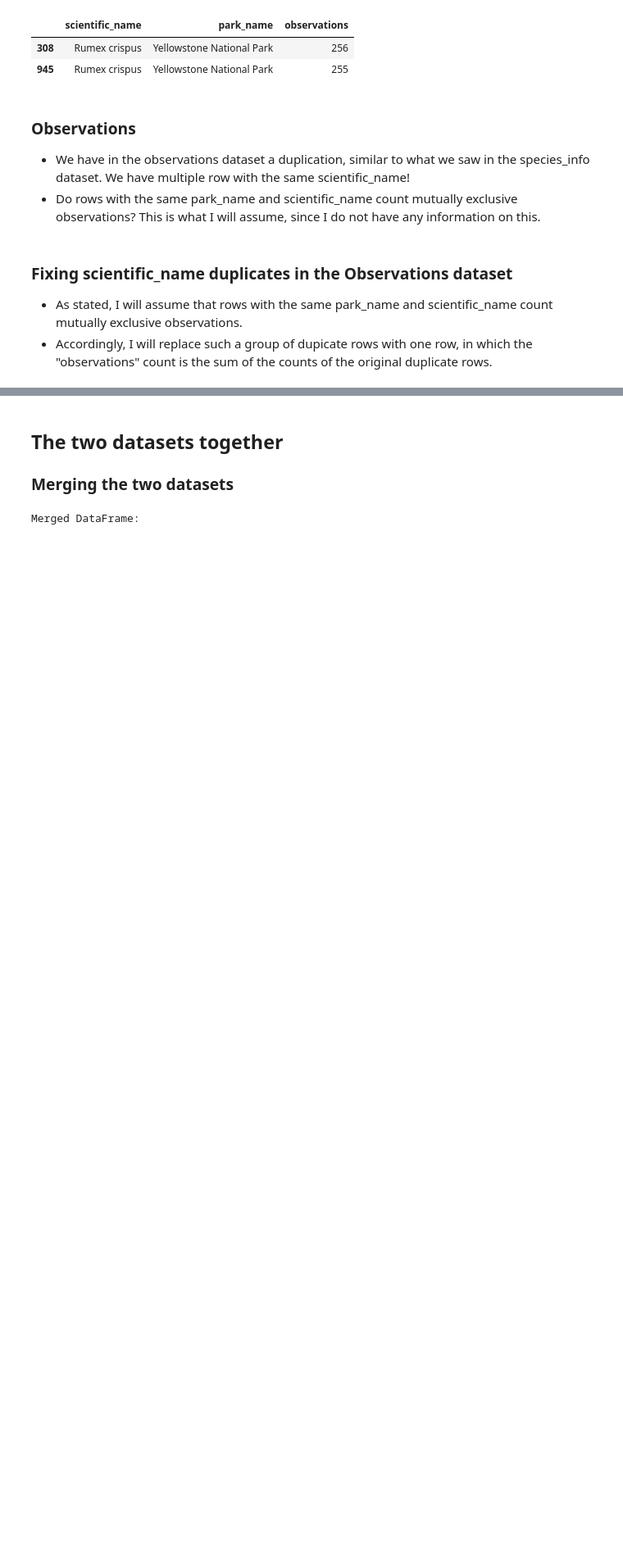
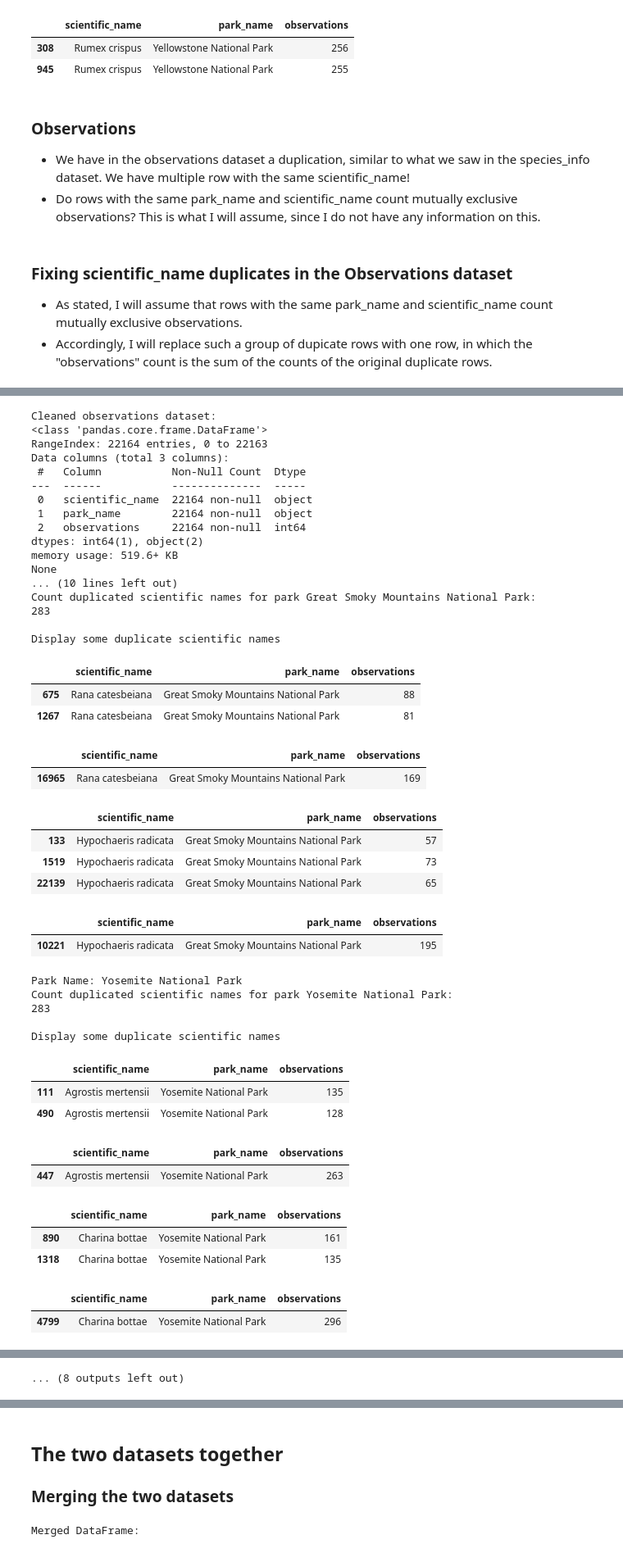
Before and after one commit to ramtob/CDC-Portfolio-0425-Biodiversity, a Jupyter notebook: biodiversity.ipynb, the cells around one changed output, grey strips where cells are left out. Shown at 82% size. Cells and saved outputs as stored; diff of their text form; code cells hidden in the pictures; blank space fills up the shorter version.

```diff
--- a/biodiversity.ipynb
+++ b/biodiversity.ipynb
@@ -595,0 +568,71 @@ Name: count, dtype: int64
+# %%
+observations_cleaned = observations.groupby(['scientific_name', 'park_name'], as_index=False)['observations'].sum()
+
+print("Cleaned observations dataset:")
+print(observations_cleaned.info())
+print()
+print(observations_cleaned.park_name.value_counts())
+print()
+# Compare the cleaned observations with the original observations
+print("Compare cleaned observations with original observations:")
+for park_name in park_names:
+    print(f"Park Name: {park_name}")
+    partial_observations = observations[observations['park_name'] == park_name]
+    partial_observations_cleaned = observations_cleaned[observations_cleaned['park_name'] == park_name]
+    has_duplicate_scientific_names = partial_observations.duplicated(subset=['scientific_name'])
+    print('Count duplicated scientific names for park {}:'.format(park_name))
+    print(has_duplicate_scientific_names.sum())
+
+    duplicate_scientific_names = partial_observations.scientific_name[partial_observations.scientific_name.duplicated()]
+
+    # Display the first 2 duplicate scientific names
+    print("\nDisplay some duplicate scientific names")
+    for name in duplicate_scientific_names[:2]:
+        display(partial_observations[partial_observations['scientific_name'] == name])
+        display(partial_observations_cleaned[partial_observations_cleaned['scientific_name'] == name])
+
+    observation = observations_cleaned
+# %% [output]
+Cleaned observations dataset:
+<class 'pandas.core.frame.DataFrame'>
+RangeIndex: 22164 entries, 0 to 22163
+Data columns (total 3 columns):
+ #   Column           Non-Null Count  Dtype
+---  ------           --------------  -----
+ 0   scientific_name  22164 non-null  object
+ 1   park_name        22164 non-null  object
+ 2   observations     22164 non-null  int64
+dtypes: int64(1), object(2)
+memory usage: 519.6+ KB
+None
+... (10 lines left out)
+Count duplicated scientific names for park Great Smoky Mountains National Park:
+283
+
+Display some duplicate scientific names
+|  | scientific_name | park_name | observations |
+| 675 | Rana catesbeiana | Great Smoky Mountains National Park | 88 |
+| 1267 | Rana catesbeiana | Great Smoky Mountains National Park | 81 |
+|  | scientific_name | park_name | observations |
+| 16965 | Rana catesbeiana | Great Smoky Mountains National Park | 169 |
+|  | scientific_name | park_name | observations |
+| 133 | Hypochaeris radicata | Great Smoky Mountains National Park | 57 |
+| 1519 | Hypochaeris radicata | Great Smoky Mountains National Park | 73 |
+| 22139 | Hypochaeris radicata | Great Smoky Mountains National Park | 65 |
+|  | scientific_name | park_name | observations |
+| 10221 | Hypochaeris radicata | Great Smoky Mountains National Park | 195 |
+Park Name: Yosemite National Park
+Count duplicated scientific names for park Yosemite National Park:
+283
+
+Display some duplicate scientific names
+|  | scientific_name | park_name | observations |
+| 111 | Agrostis mertensii | Yosemite National Park | 135 |
+| 490 | Agrostis mertensii | Yosemite National Park | 128 |
+|  | scientific_name | park_name | observations |
+| 447 | Agrostis mertensii | Yosemite National Park | 263 |
+|  | scientific_name | park_name | observations |
+| 890 | Charina bottae | Yosemite National Park | 161 |
+| 1318 | Charina bottae | Yosemite National Park | 135 |
+|  | scientific_name | park_name | observations |
+| 4799 | Charina bottae | Yosemite National Park | 296 |
@@ -595,0 +647 @@ Name: count, dtype: int64
+... (8 outputs left out)
```
Also changed, not shown: parts of 3 cells of this notebook.
